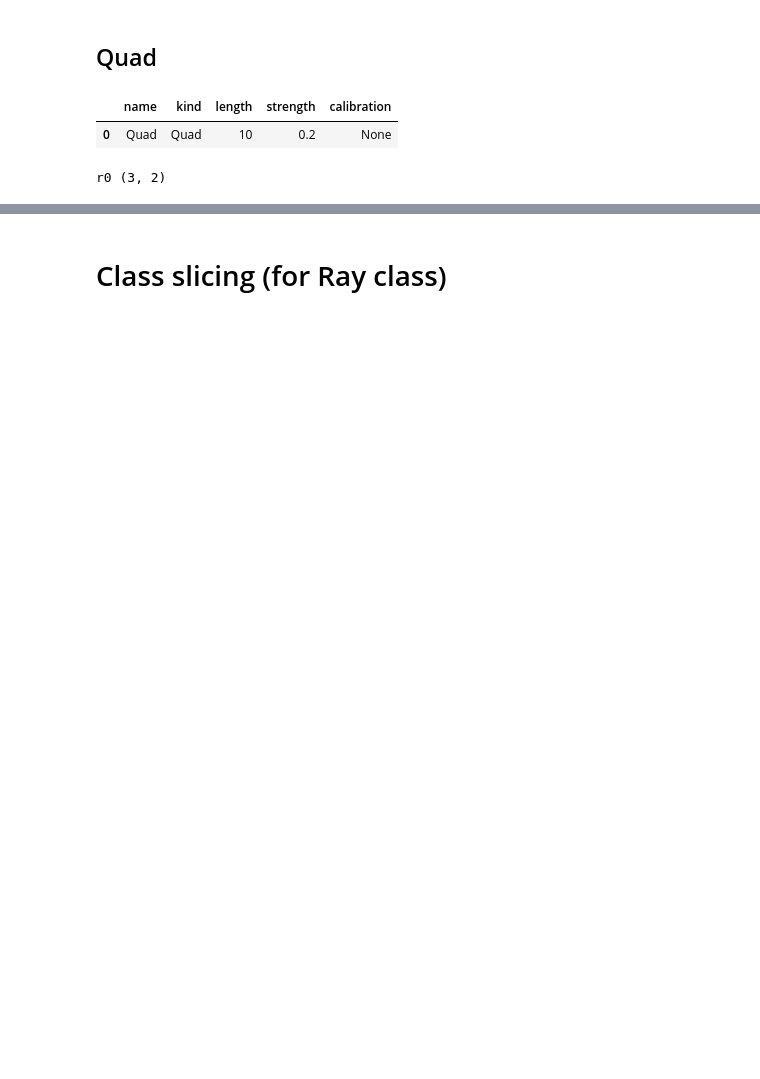
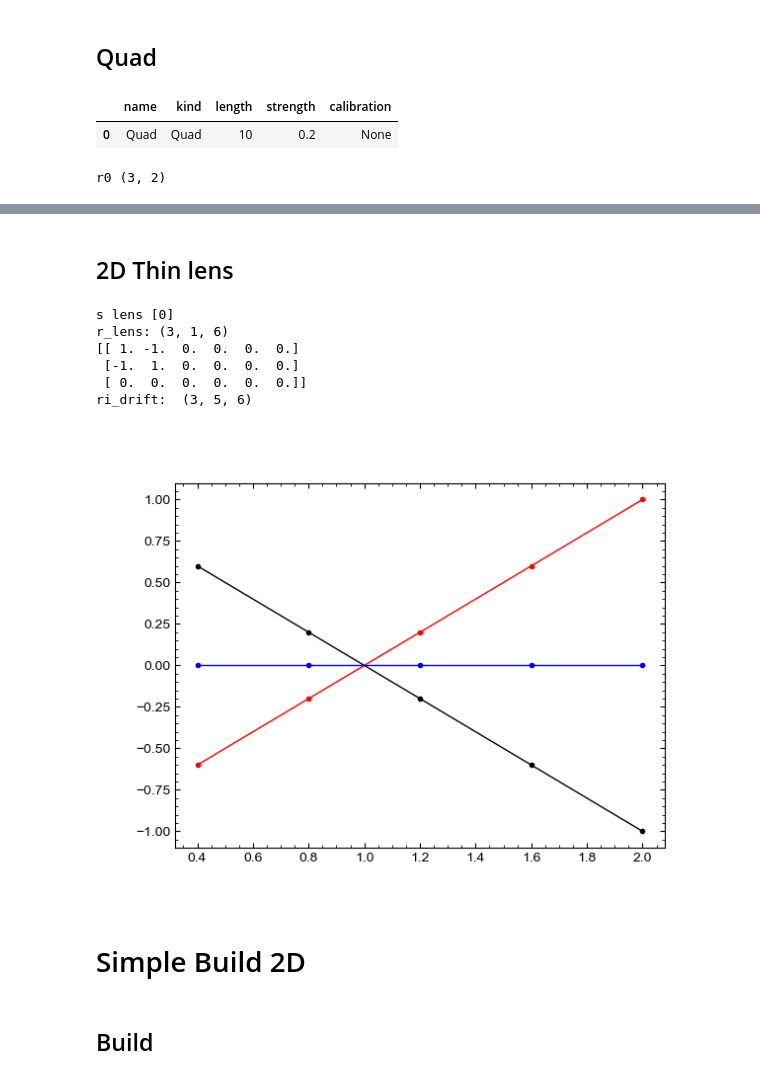
Before and after one commit to sea-ecosystem/rayTEM, a Jupyter notebook: examples/Packaged version testing.ipynb, the cells around one changed output, grey strips where cells are left out. Saved outputs shown, nothing was run; the diff lists cells and outputs as text; code cells hidden in the pictures; blank space fills up the shorter version.

```diff
--- a/examples/Packaged version testing.ipynb
+++ b/examples/Packaged version testing.ipynb
@@ -169,2 +157,0 @@ ValueError: setting an array element with a sequence. The requested array has an
-# %% [markdown]
-# Class slicing (for Ray class)
@@ -183,0 +158,2 @@ test[:5]
+# %% [markdown]
+## 2D Thin lens
@@ -183,0 +162,30 @@ test[:5]
+# %%
+r0 = xp.array([[1,0,0,0,0,0],
+               [-1,0,0,0,0,0],
+               [0,0,0,0,0,0]])
+lens = Lens(name='Lens1', length=0, strength=1)
+drift = Drift(length=2.)
+# %%
+ri = lens.propogate_ray(r0)#, z=5)
+print('r_lens:',ri.shape)
+print(ri.squeeze())
+
+z = 5#xp.arange(0,2)
+ri2 = drift.propogate_ray(ri[:,-1], z=z)
+print('ri_drift: ',ri2.shape)
+
+fig, ax = plt.subplots()
+for path in ri2[...,0]:
+    ax.plot(xp.linspace(0,drift.length, z+1)[1:], path, ls='-', marker='.')
+# %% [output]
+s lens [0]
+r_lens: (3, 1, 6)
+[[ 1. -1.  0.  0.  0.  0.]
+ [-1.  1.  0.  0.  0.  0.]
+ [ 0.  0.  0.  0.  0.  0.]]
+ri_drift:  (3, 5, 6)
+[figure, added]
+# %% [markdown]
+# Simple Build 2D
+# %% [markdown]
+## Build
```
Also changed, not shown: parts of 16 cells of this notebook, 2 other files.
